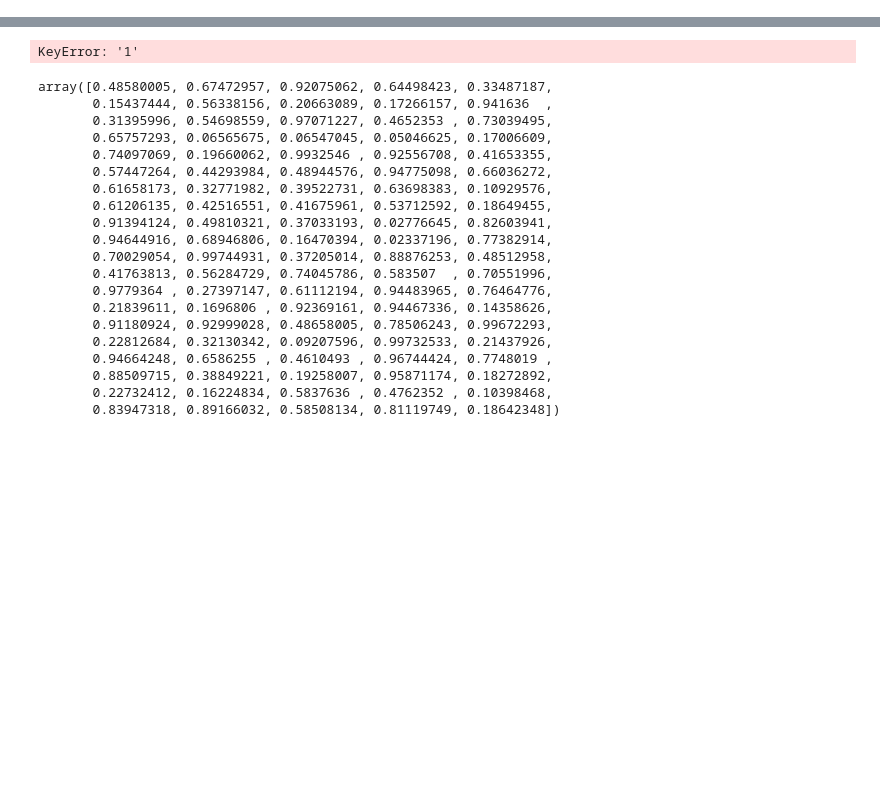
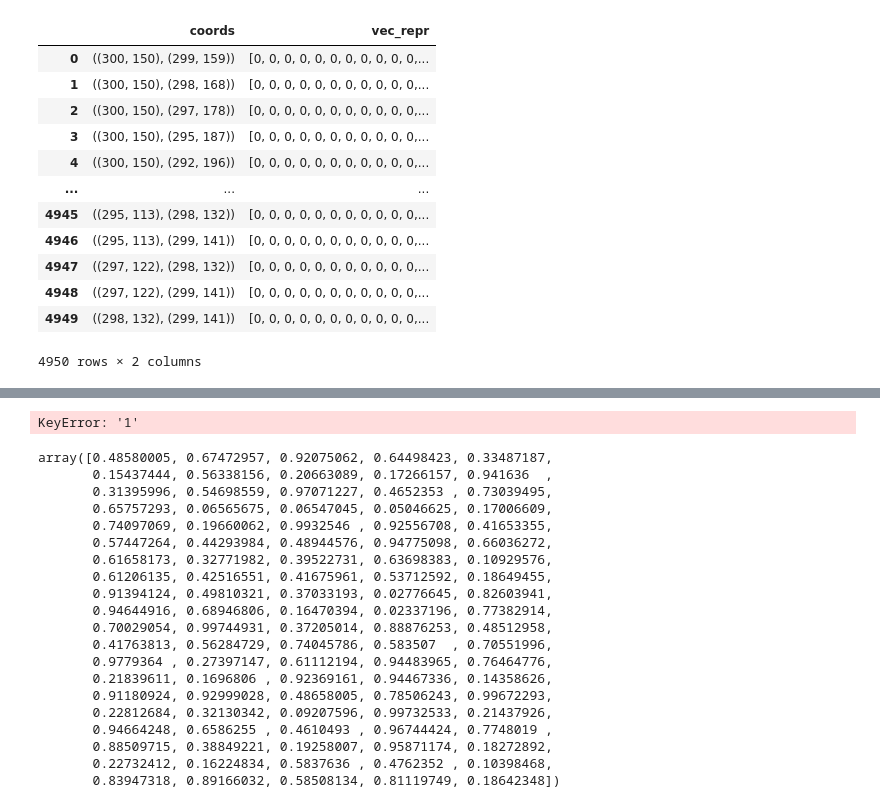
Before and after one commit to k-onoue/string-art, a Jupyter notebook: notebooks/test.ipynb, the cells around one changed output, grey strips where cells are left out. Drawn from its saved outputs; the diff is of its cells as text; code cells hidden in the pictures; blank space fills up the shorter version.

```diff
--- a/notebooks/test.ipynb
+++ b/notebooks/test.ipynb
@@ -111,0 +121,16 @@ config = Config(image_dir_path, target_image_name, target_size, num_points)
+# %%
+app.basis_vectors_df
+# %% [output]
+|  | coords | vec_repr |
+| 0 | ((300, 150), (299, 159)) | [0, 0, 0, 0, 0, 0, 0, 0, 0, 0, 0,... |
+| 1 | ((300, 150), (298, 168)) | [0, 0, 0, 0, 0, 0, 0, 0, 0, 0, 0,... |
+| 2 | ((300, 150), (297, 178)) | [0, 0, 0, 0, 0, 0, 0, 0, 0, 0, 0,... |
+| 3 | ((300, 150), (295, 187)) | [0, 0, 0, 0, 0, 0, 0, 0, 0, 0, 0,... |
+| 4 | ((300, 150), (292, 196)) | [0, 0, 0, 0, 0, 0, 0, 0, 0, 0, 0,... |
+| ... | ... | ... |
+| 4945 | ((295, 113), (298, 132)) | [0, 0, 0, 0, 0, 0, 0, 0, 0, 0, 0,... |
+| 4946 | ((295, 113), (299, 141)) | [0, 0, 0, 0, 0, 0, 0, 0, 0, 0, 0,... |
+| 4947 | ((297, 122), (298, 132)) | [0, 0, 0, 0, 0, 0, 0, 0, 0, 0, 0,... |
+| 4948 | ((297, 122), (299, 141)) | [0, 0, 0, 0, 0, 0, 0, 0, 0, 0, 0,... |
+| 4949 | ((298, 132), (299, 141)) | [0, 0, 0, 0, 0, 0, 0, 0, 0, 0, 0,... |
+4950 rows × 2 columns
```
Also changed, not shown: parts of 3 cells of this notebook.
